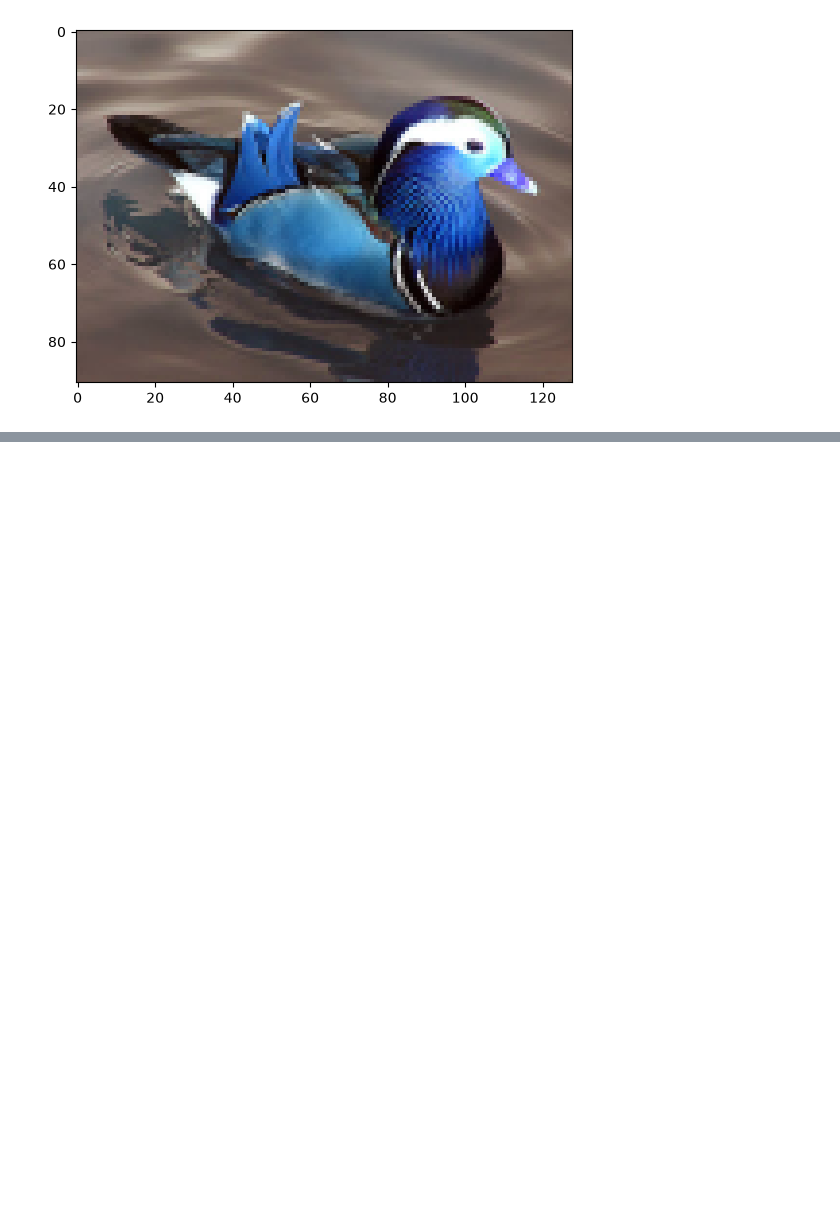
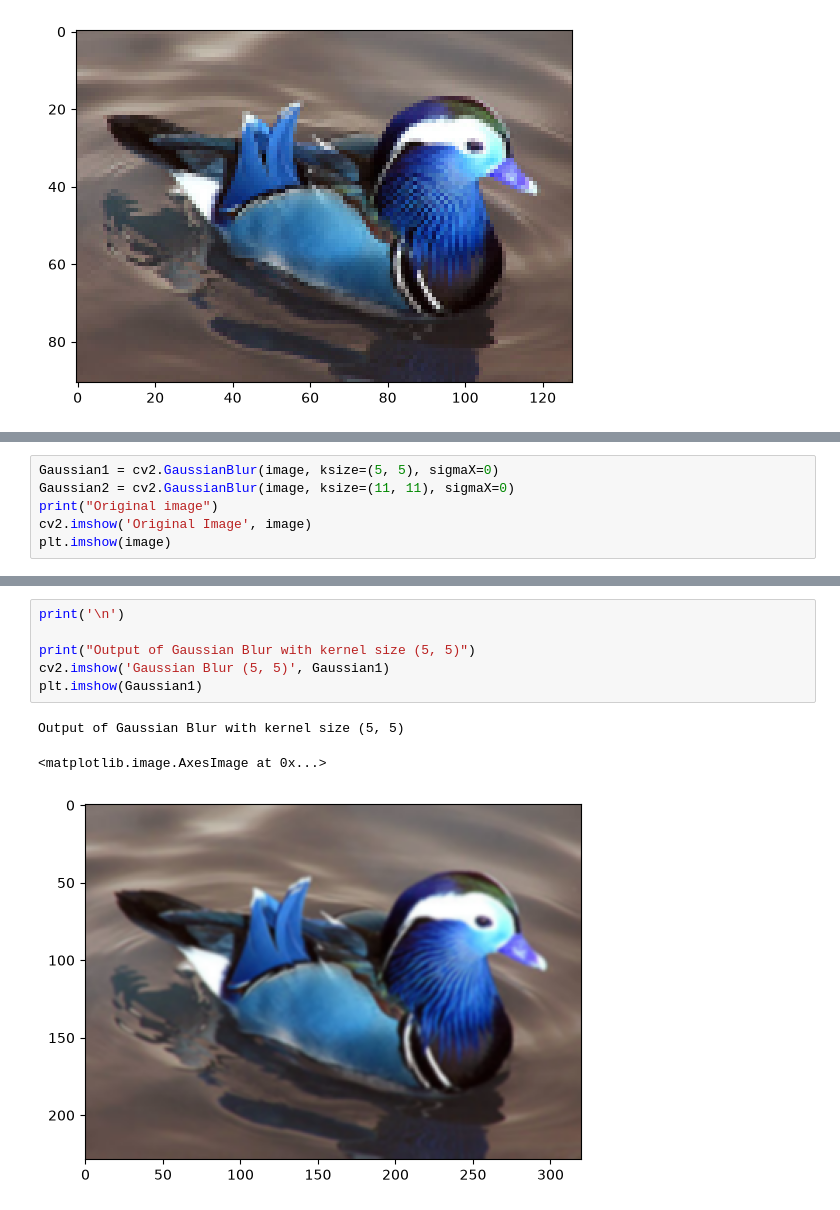
Before and after one commit to dennisumoh325/Computer-Vision, a Jupyter notebook: OpenCV_for_images.ipynb, the cells around one changed output, grey strips where cells are left out. Cells and saved outputs as stored; diff of their text form; blank space fills up the shorter version.

```diff
--- a/OpenCV_for_images.ipynb
+++ b/OpenCV_for_images.ipynb
@@ -90,0 +144,6 @@ Resized image shape: (91, 128, 3)
+# %%
+Gaussian1 = cv2.GaussianBlur(image, ksize=(5, 5), sigmaX=0)
+Gaussian2 = cv2.GaussianBlur(image, ksize=(11, 11), sigmaX=0)
+print("Original image")
+cv2.imshow('Original Image', image)
+plt.imshow(image)
@@ -90,0 +154,10 @@ Resized image shape: (91, 128, 3)
+# %%
+print('\n')
+
+print("Output of Gaussian Blur with kernel size (5, 5)")
+cv2.imshow('Gaussian Blur (5, 5)', Gaussian1)
+plt.imshow(Gaussian1)
+# %% [output]
+Output of Gaussian Blur with kernel size (5, 5)
+<matplotlib.image.AxesImage at 0x...>
+[figure, added]
```
Also changed, not shown: parts of 16 cells of this notebook.
